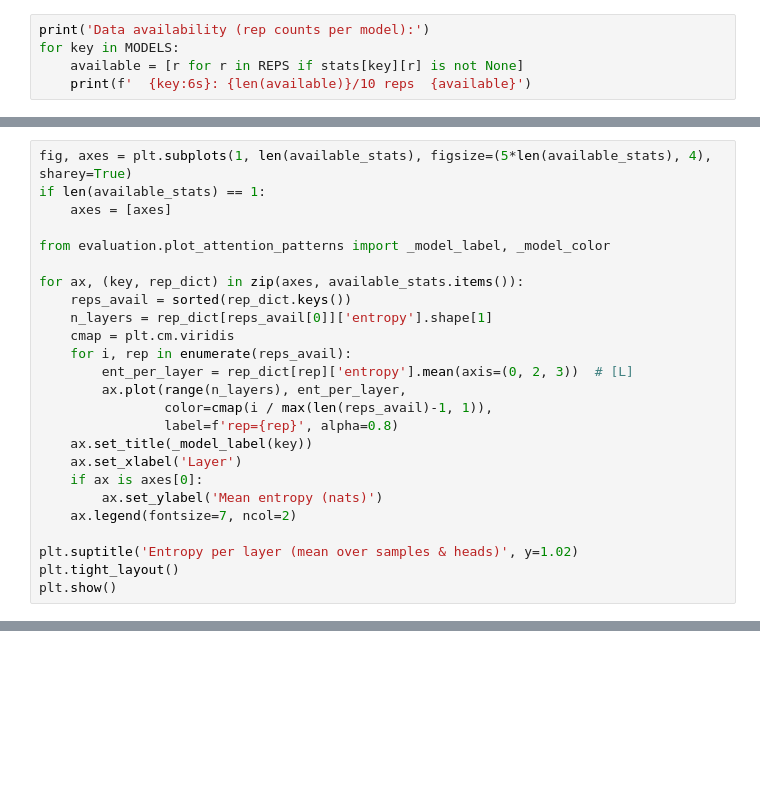
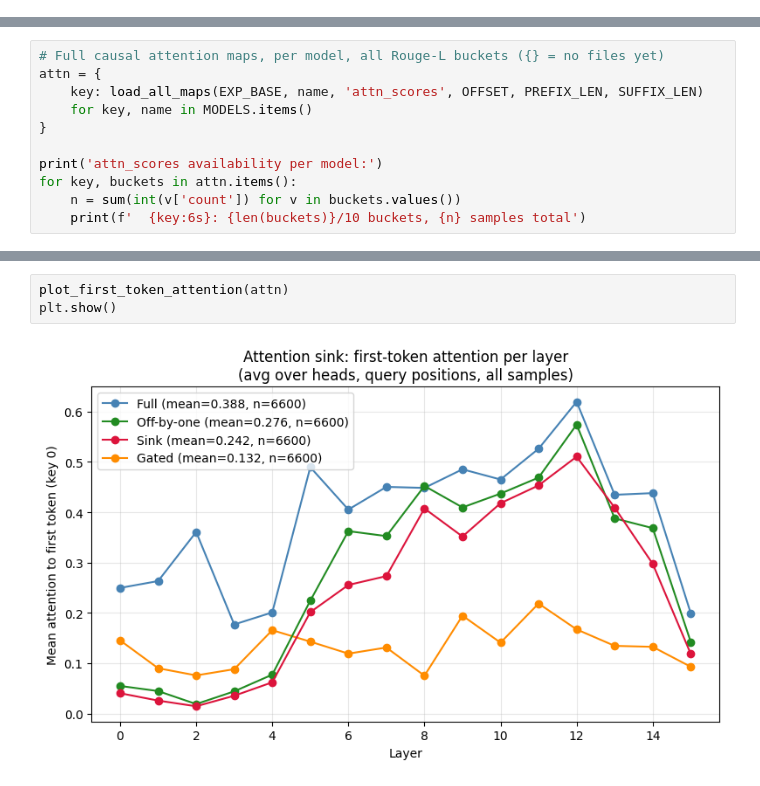
Before and after one commit to elena-lyulina/Megatron-LM-Attention-Benchmark, a Jupyter notebook: attn_bench/notebooks/attention_patterns.ipynb, the cells around one changed output, grey strips where cells are left out. Saved outputs shown, nothing was run; the diff lists cells and outputs as text; blank space fills up the shorter version.

Commit message:
add attention patterns visualisation, dataset doc lengths stats

```diff
--- a/attn_bench/notebooks/attention_patterns.ipynb
+++ b/attn_bench/notebooks/attention_patterns.ipynb
@@ -57,5 +44,0 @@ examples = {
-# %%
-print('Data availability (rep counts per model):')
-for key in MODELS:
-    available = [r for r in REPS if stats[key][r] is not None]
-    print(f'  {key:6s}: {len(available)}/10 reps  {available}')
@@ -146,25 +44,0 @@ Does entropy vary more across layers than across repetitions?
-# %%
-fig, axes = plt.subplots(1, len(available_stats), figsize=(5*len(available_stats), 4), sharey=True)
-if len(available_stats) == 1:
-    axes = [axes]
-
-from evaluation.plot_attention_patterns import _model_label, _model_color
-
-for ax, (key, rep_dict) in zip(axes, available_stats.items()):
-    reps_avail = sorted(rep_dict.keys())
-    n_layers = rep_dict[reps_avail[0]]['entropy'].shape[1]
-    cmap = plt.cm.viridis
-    for i, rep in enumerate(reps_avail):
-        ent_per_layer = rep_dict[rep]['entropy'].mean(axis=(0, 2, 3))  # [L]
-        ax.plot(range(n_layers), ent_per_layer,
-                color=cmap(i / max(len(reps_avail)-1, 1)),
-                label=f'rep={rep}', alpha=0.8)
-    ax.set_title(_model_label(key))
-    ax.set_xlabel('Layer')
-    if ax is axes[0]:
-        ax.set_ylabel('Mean entropy (nats)')
-    ax.legend(fontsize=7, ncol=2)
-
-plt.suptitle('Entropy per layer (mean over samples & heads)', y=1.02)
-plt.tight_layout()
-plt.show()
@@ -187,0 +45,11 @@ NameError: name 'examples' is not defined
+# %%
+# Full causal attention maps, per model, all Rouge-L buckets ({} = no files yet)
+attn = {
+    key: load_all_maps(EXP_BASE, name, 'attn_scores', OFFSET, PREFIX_LEN, SUFFIX_LEN)
+    for key, name in MODELS.items()
+}
+
+print('attn_scores availability per model:')
+for key, buckets in attn.items():
+    n = sum(int(v['count']) for v in buckets.values())
+    print(f'  {key:6s}: {len(buckets)}/10 buckets, {n} samples total')
@@ -187,0 +71,5 @@ NameError: name 'examples' is not defined
+# %%
+plot_first_token_attention(attn)
+plt.show()
+# %% [output]
+[figure, added]
```
Also changed, not shown: parts of 28 cells of this notebook, 8 other files.
